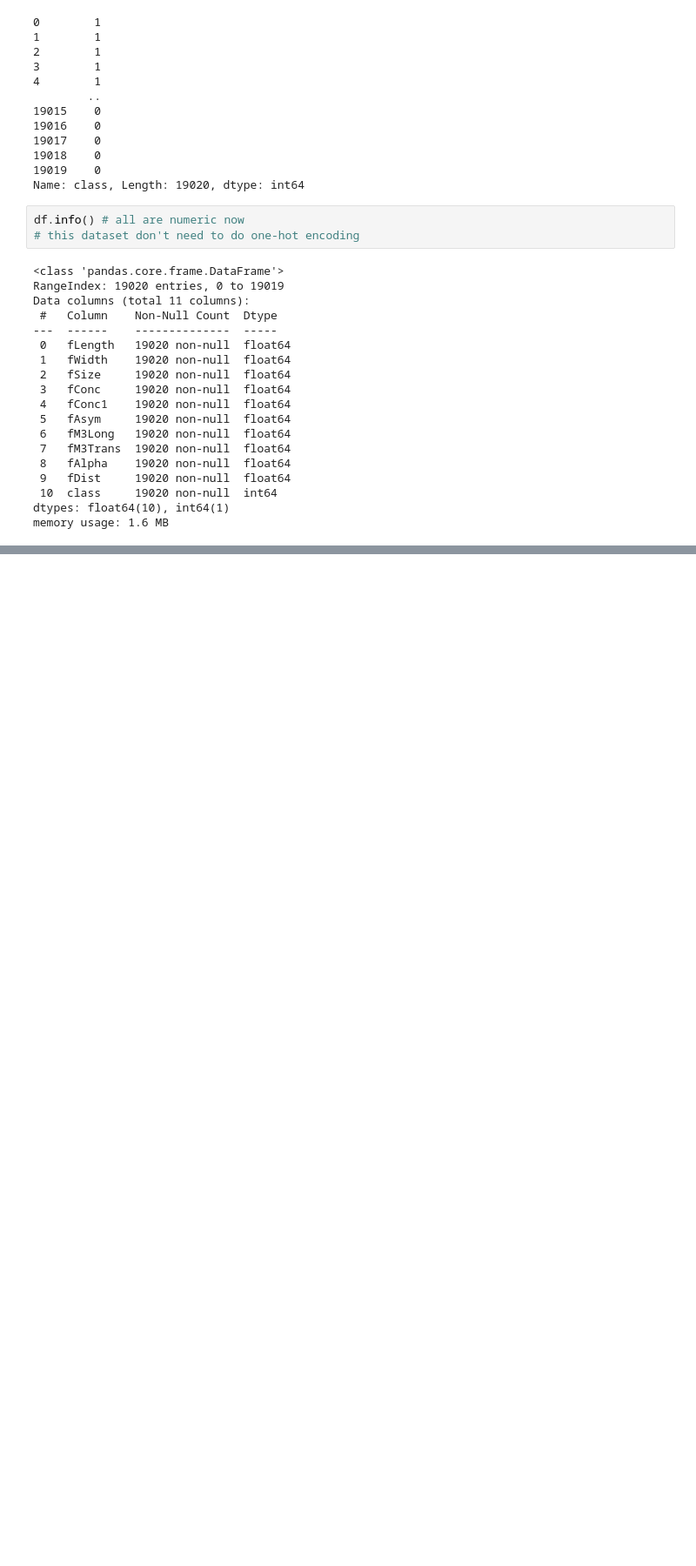
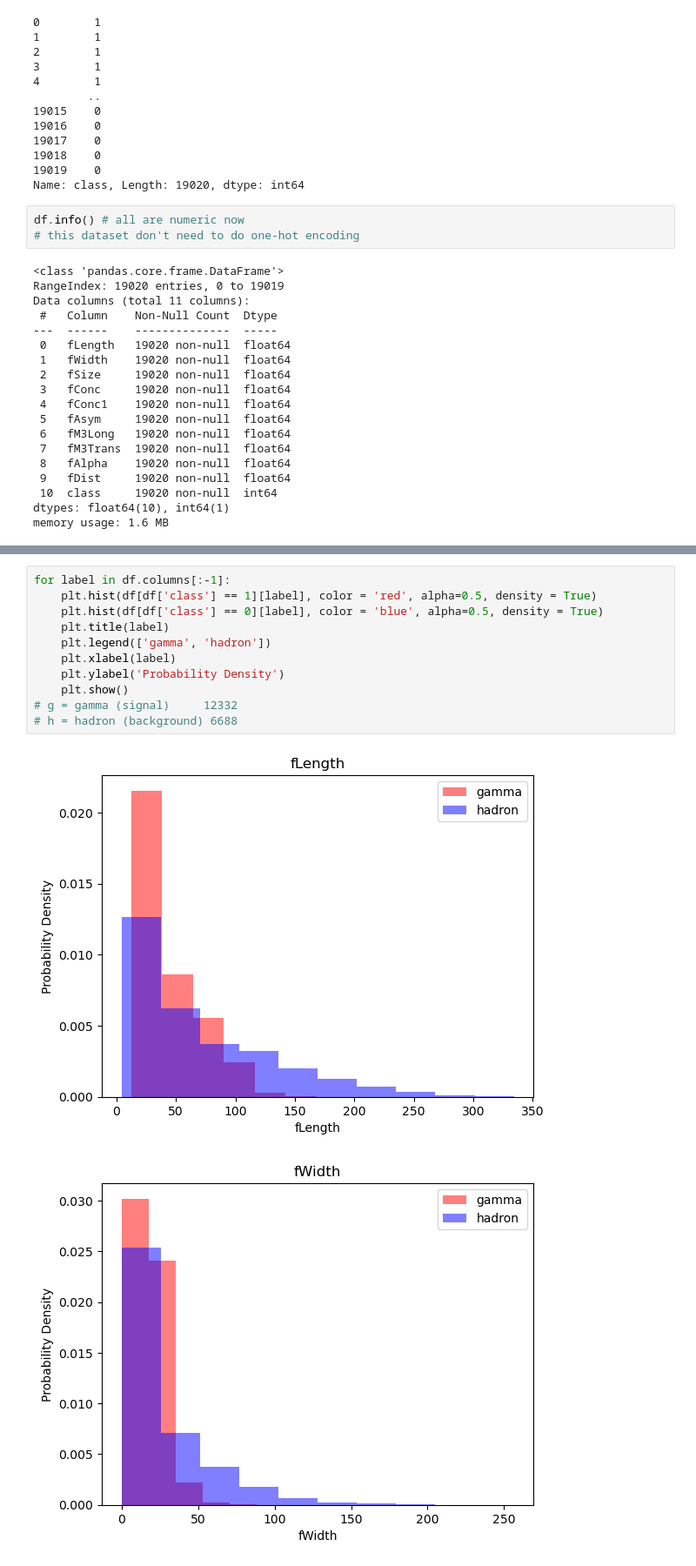
Before and after one commit to themodern/machine_learning_sklearn_tensorflow, a Jupyter notebook: v1_ML_101_freecodecamp.ipynb, the cells around one changed output, grey strips where cells are left out. Shown: that part at 87% size. Cells and saved outputs as stored; diff of their text form; blank space fills up the shorter version.

```diff
--- a/v1_ML_101_freecodecamp.ipynb
+++ b/v1_ML_101_freecodecamp.ipynb
@@ -185,0 +200,14 @@ memory usage: 1.6 MB
+# %%
+for label in df.columns[:-1]:
+    plt.hist(df[df['class'] == 1][label], color = 'red', alpha=0.5, density = True)
+    plt.hist(df[df['class'] == 0][label], color = 'blue', alpha=0.5, density = True)
+    plt.title(label)
+    plt.legend(['gamma', 'hadron'])
+    plt.xlabel(label)
+    plt.ylabel('Probability Density')
+    plt.show()
+# g = gamma (signal)     12332
+# h = hadron (background) 6688
+# %% [output]
+[figure, added]
+[figure, added]
```
Also changed, not shown: parts of 23 cells of this notebook.
